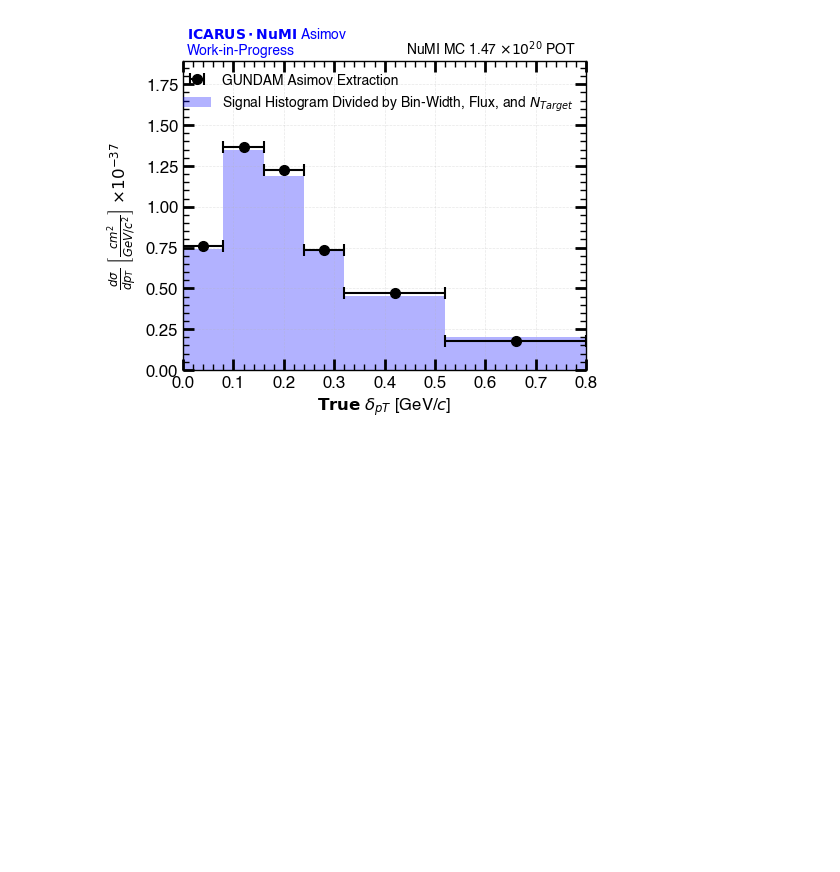
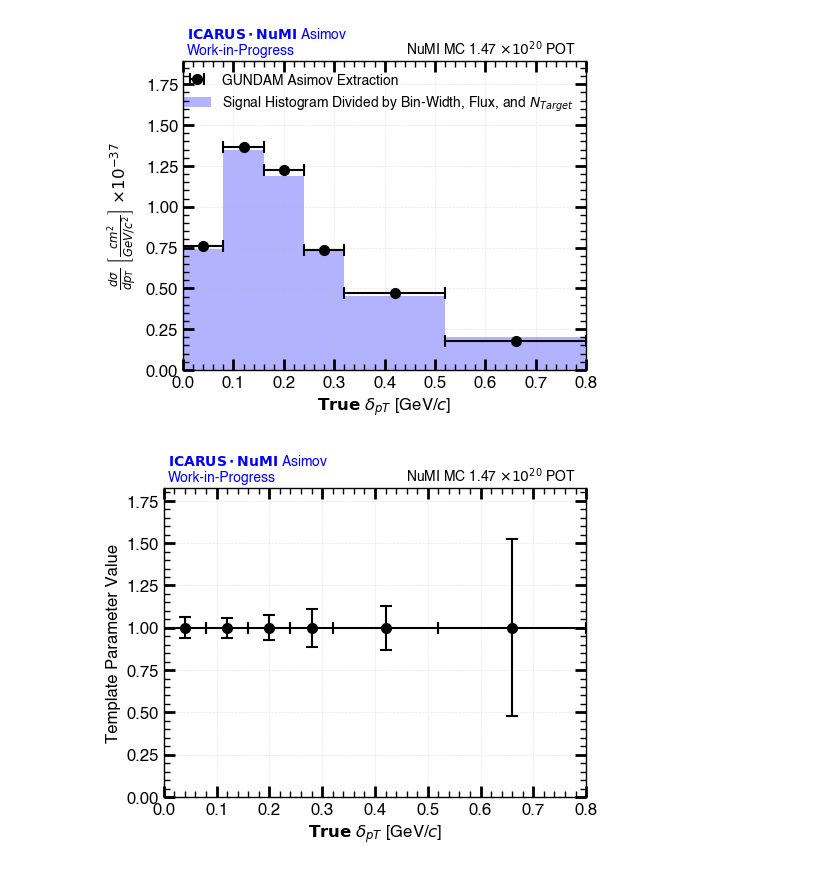
Before and after one commit to rvizarreta/gundam-icarus, a Jupyter notebook: Notebooks/Asimov_Studies.ipynb, the cells around one changed output. Drawn from its saved outputs; the diff is of its cells as text; code cells hidden in the pictures; blank space fills up the shorter version.

```diff
--- a/Notebooks/Asimov_Studies.ipynb
+++ b/Notebooks/Asimov_Studies.ipynb
@@ -47,3 +50,19 @@ Bin Range (MeV/c)         N_Signal     Bin Width (MeV)    σ (x10-37 cm²/GeV)
 Total                     23812
 ==========================================================================================
 [figure]
+# %%
+fig_template, ax_template = plot_scatter(
+        filename='/Users/rvizarreta/Library/CloudStorage/GoogleDrive-rvizarreta14@gmail.com/My Drive/🏛 PhD Repository/🚀 Research/🤖 Experiments&Projects/ICARUS/ICARUS_CC0pi_GUNDAM/data/exampleAsimov.root',
+        is_cross_section = False,
+        hist_path="FitterEngine/postFit/Hesse/errors/Template Parameter true_dpT/values/postFitErrors_TH1D;1",
+        xlabel=r'$\mathbf{True}$ $\delta_{pT}$ [GeV/$c$]',
+        ylabel='Template Parameter Value',
+        bin_edges_labels=[0.0, 0.08, 0.16, 0.24, 0.32, 0.52, 0.8],
+        is_y_errors = True,
+        title_line1=r'$\bf{ICARUS \cdot NuMI}$ Asimov' + '\n' + 'Work-in-Progress',
+        label=None,
+        output_name='Plots/TemplateParameter_TrueDeltaPT.png',
+        pot=r'NuMI MC 1.47 $\times 10^{20}$ POT'
+)
+# %% [output]
+[figure, added]
```
Also changed, not shown: parts of 3 cells of this notebook, 10 other files.
